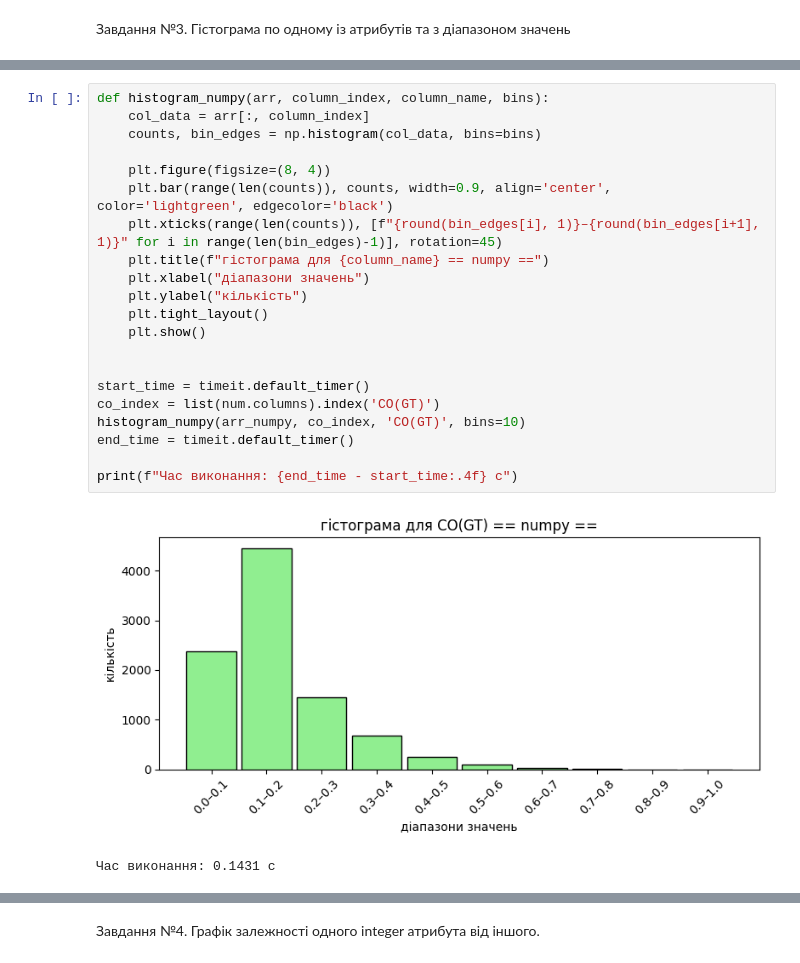
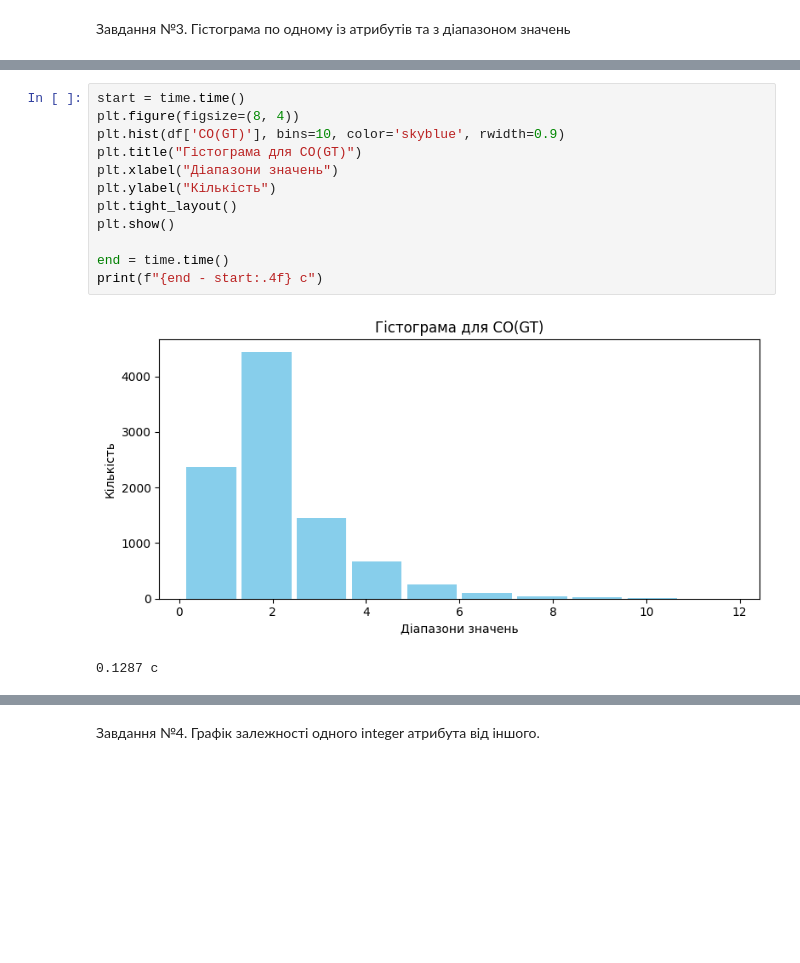
Before and after one commit to hexpysya/hwx, a Jupyter notebook: lab4/part2/foo.ipynb, the cells around one changed output, grey strips where cells are left out. Drawn from its saved outputs; the diff is of its cells as text; blank space fills up the shorter version.

```diff
--- a/lab4/part2/foo.ipynb
+++ b/lab4/part2/foo.ipynb
@@ -148,24 +147,15 @@ print(f"Час виконання: {end_time - start_time:.4f} c")
-# %%
-def histogram_numpy(arr, column_index, column_name, bins):
-    col_data = arr[:, column_index]
-    counts, bin_edges = np.histogram(col_data, bins=bins)
-
-    plt.figure(figsize=(8, 4))
-    plt.bar(range(len(counts)), counts, width=0.9, align='center', color='lightgreen', edgecolor='black')
-    plt.xticks(range(len(counts)), [f"{round(bin_edges[i], 1)}–{round(bin_edges[i+1], 1)}" for i in range(len(bin_edges)-1)], rotation=45)
-    plt.title(f"гістограма для {column_name} == numpy ==")
-    plt.xlabel("діапазони значень")
-    plt.ylabel("кількість")
-    plt.tight_layout()
-    plt.show()
-
-
-start_time = timeit.default_timer()
-co_index = list(num.columns).index('CO(GT)')
-histogram_numpy(arr_numpy, co_index, 'CO(GT)', bins=10)
-end_time = timeit.default_timer()
-
-print(f"Час виконання: {end_time - start_time:.4f} с")
-# %% [output]
-[figure, removed]
-Час виконання: 0.1431 с
+# %%
+start = time.time()
+plt.figure(figsize=(8, 4))
+plt.hist(df['CO(GT)'], bins=10, color='skyblue', rwidth=0.9)
+plt.title("Гістограма для CO(GT)")
+plt.xlabel("Діапазони значень")
+plt.ylabel("Кількість")
+plt.tight_layout()
+plt.show()
+
+end = time.time()
+print(f"{end - start:.4f} c")
+# %% [output]
+[figure, added]
+0.1287 c
```
Also changed, not shown: parts of 26 cells of this notebook, 4 other files.
